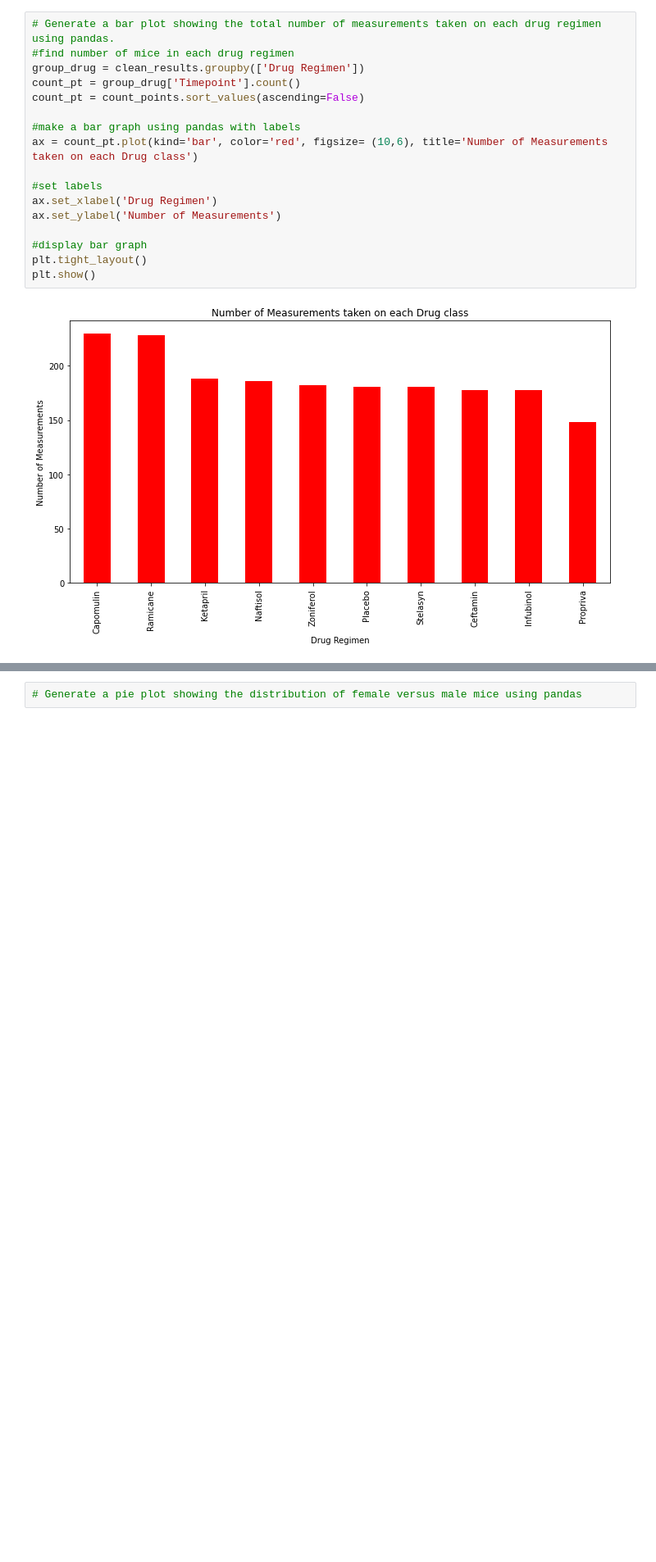
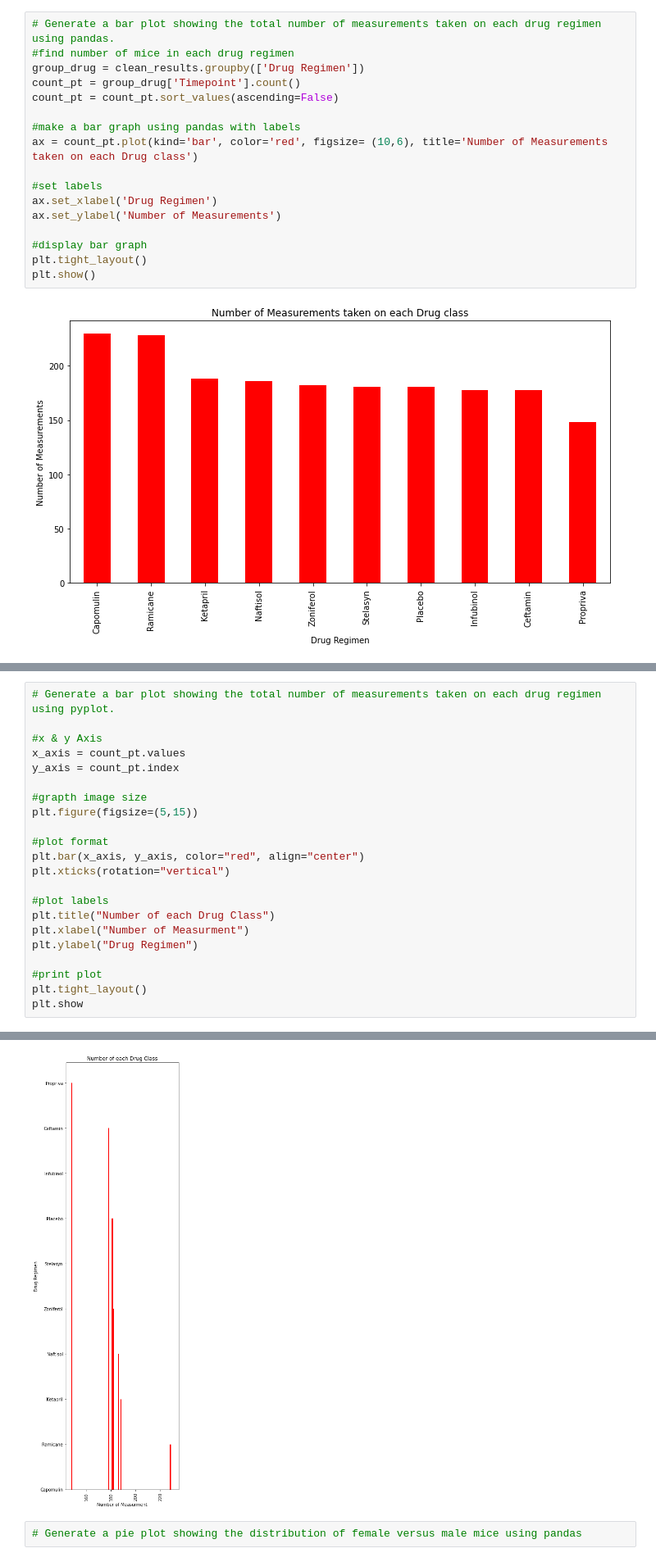
Before and after one commit to flbpilot/Matplotlib-Challenge, a Jupyter notebook: Pymaceuticals/pymaceuticals_starter-Copy1.ipynb, the cells around one changed output, grey strips where cells are left out. Shown at 82% size. Drawn from its saved outputs; the diff is of its cells as text; blank space fills up the shorter version.

```diff
--- a/Pymaceuticals/pymaceuticals_starter-Copy1.ipynb
+++ b/Pymaceuticals/pymaceuticals_starter-Copy1.ipynb
@@ -145,7 +145,7 @@ summary_tumor_aggregate
 #find number of mice in each drug regimen
 group_drug = clean_results.groupby(['Drug Regimen'])
 count_pt = group_drug['Timepoint'].count()
-count_pt = count_points.sort_values(ascending=False)
+count_pt = count_pt.sort_values(ascending=False)
 
 #make a bar graph using pandas with labels
 ax = count_pt.plot(kind='bar', color='red', figsize= (10,6), title='Number of Measurements taken on each Drug class')
@@ -163,0 +162,23 @@ plt.show()
+# %%
+# Generate a bar plot showing the total number of measurements taken on each drug regimen using pyplot.
+
+#x & y Axis
+x_axis = count_pt.values
+y_axis = count_pt.index
+
+#grapth image size
+plt.figure(figsize=(5,15))
+
+#plot format
+plt.bar(x_axis, y_axis, color="red", align="center")
+plt.xticks(rotation="vertical")
+
+#plot labels
+plt.title("Number of each Drug Class")
+plt.xlabel("Number of Measurment")
+plt.ylabel("Drug Regimen")
+
+#print plot
+plt.tight_layout()
+plt.show
+# %% [output]
@@ -164,3 +186,4 @@ plt.show()
+[figure, added]
 # %%
 # Generate a pie plot showing the distribution of female versus male mice using pandas
 # %%
```
Also changed, not shown: parts of 2 cells of this notebook.
